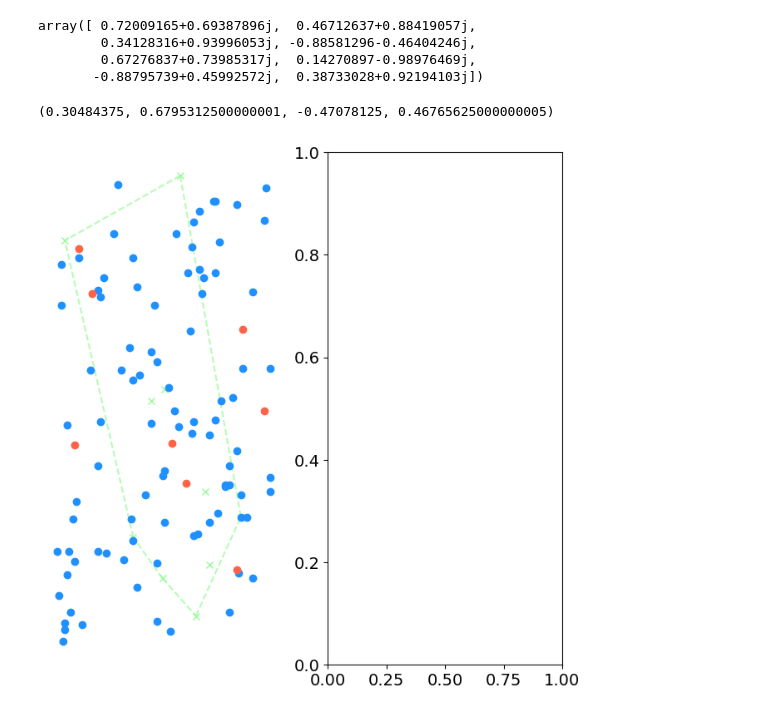
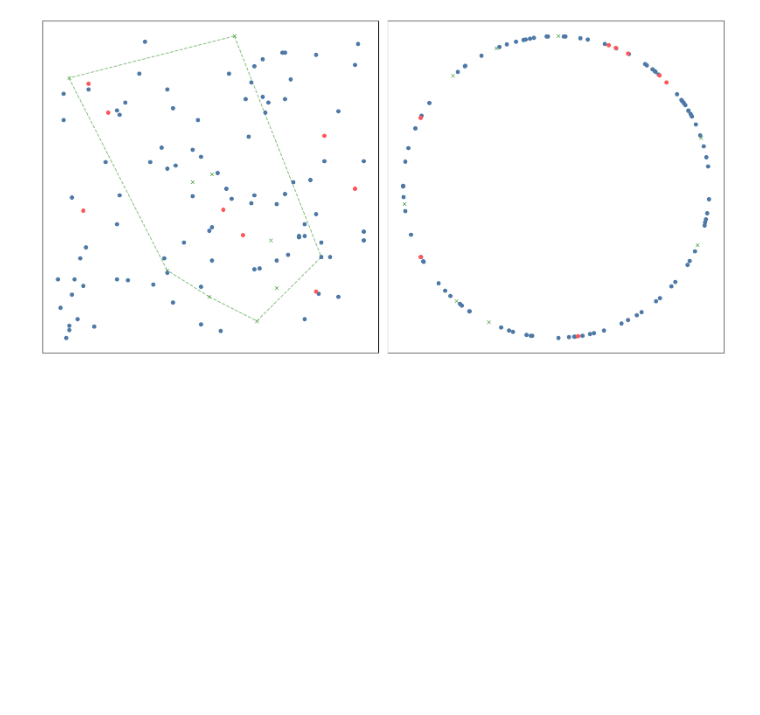
Before and after one commit to MatiasEtcheve/RECVIS-transporter-networks, a Jupyter notebook: training_visualisation.ipynb, the cells around one changed output. Saved outputs shown, nothing was run; the diff lists cells and outputs as text; code cells hidden in the pictures; blank space fills up the shorter version.

```diff
--- a/training_visualisation.ipynb
+++ b/training_visualisation.ipynb
@@ -12,4 +16,0 @@ from ravens.utils import utils
-# %%
-with open("dataset/block-insertion-train/info/000000-0.pkl", "rb") as file:
-    info = pickle.load(file)
-info[0]
@@ -76,13 +125,4 @@ Done. Plot image saved to: predictions/block-insertion-transporter-10-0/block-in
-# %%
-np.exp(1j * place_orientations[0])
-# %% [output]
-array([ 0.72009165+0.69387896j,  0.46712637+0.88419057j,
-        0.34128316+0.93996053j, -0.88581296-0.46404246j,
-        0.67276837+0.73985317j,  0.14270897-0.98976469j,
-       -0.88795739+0.45992572j,  0.38733028+0.92194103j])
 # %%
-from scipy.spatial import ConvexHull
-
 np.random.seed(train_run)
 tf.random.set_seed(train_run)
 
@@ -91,7 +131,7 @@ path_to_infos = Path("dataset/block-insertion-train/info/")
 
 data = pickle.load(
     open(
-        Path("predictions/block-insertion-transporter-10-0/")
+        path_to_predictions
         / f"{task}-{agent}-{n_demos}-{train_run}-200.pkl",
         "rb",
     )
@@ -110,53 +150,83 @@ for episode in episodes:
 
 for episode_info in data:
     place_positions[episode_info[0]].append(episode_info[1][6][0])
-    place_orientations[episode_info[0]].append(p.getEulerFromQuaternion(episode_info[1][6][1]))
+    place_orientations[episode_info[0]].append(
+        p.getEulerFromQuaternion(episode_info[1][6][1])
+    )
 
 place_positions = {k: np.array(v)[:, :2] for k, v in place_positions.items()}
 place_orientations = {k: np.array(v)[:, 2] for k, v in place_orientations.items()}
 hull = ConvexHull(place_positions[-1])
 
-fig, axs = plt.subplots(1, 2, figsize=(8, 8))
+fig, axs = plt.subplots(1, 2, figsize=(16, 8))
 axs[0].plot(
     place_positions[-1][:, 0],
     place_positions[-1][:, 1],
     "x",
-    color="palegreen",
+    color=COLORS["green"],
     alpha=1,
 )
 for simplex in hull.simplices:
     axs[0].plot(
         place_positions[-1][simplex, 0],
         place_positions[-1][simplex, 1],
         "--",
-        color="palegreen",
+        color=COLORS["green"],
         alpha=0.7,
     )
 axs[0].plot(
     place_positions[1][:, 0],
     place_positions[1][:, 1],
     "o",
-    color="dodgerblue",
+    color=COLORS["blue"],
 )
-axs[0].plot(place_positions[0][:, 0], place_positions[0][:, 1], "o", color="tomato")
+axs[0].plot(
+    place_positions[0][:, 0], place_positions[0][:, 1], "o", color=COLORS["red"]
+)
 
 
 axs[1].plot(
-    np.real(np.exp(1j * place_orientations[0])),
-    np.imag(np.exp(1j * place_orientations[0])),
+    np.real(np.exp(1j * place_orientations[-1])),
+    np.imag(np.exp(1j * place_orientations[-1])),
     "x",
-    color="palegreen",
+    color=COLORS["green"],
     alpha=1,
 )
 axs[1].plot(
-    place_positions[1][:, 0],
-    place_positions[1][:, 1],
+    np.real(np.exp(1j * place_orientations[1])),
+    np.imag(np.exp(1j * place_orientations[1])),
     "o",
-    color="dodgerblue",
+    color=COLORS["blue"],
 )
-axs[1].plot(place_positions[0][:, 0], place_positions[0][:, 1], "o", color="tomato")
+axs[1].plot(
+    np.real(np.exp(1j * place_orientations[0])),
+    np.imag(np.exp(1j * place_orientations[0])),
+    "o",
+    color=COLORS["red"],
+)
+axs[0].tick_params(
+    axis="both",
+    left=False,
+    top=False,
+    right=False,
+    bottom=False,
+    labelleft=False,
+    labeltop=False,
+    labelright=False,
+    labelbottom=False,
+)
 
-axs[0].axis("off")
+axs[1].tick_params(
+    axis="both",
+    left=False,
+    top=False,
+    right=False,
+    bottom=False,
+    labelleft=False,
+    labeltop=False,
+    labelright=False,
+    labelbottom=False,
+)
+plt.tight_layout()
 # %% [output]
-(0.30484375, 0.6795312500000001, -0.47078125, 0.46765625000000005)
-[figure, old version]
+[figure, new version]
```
Also changed, not shown: parts of 9 cells of this notebook, 2 other files.
